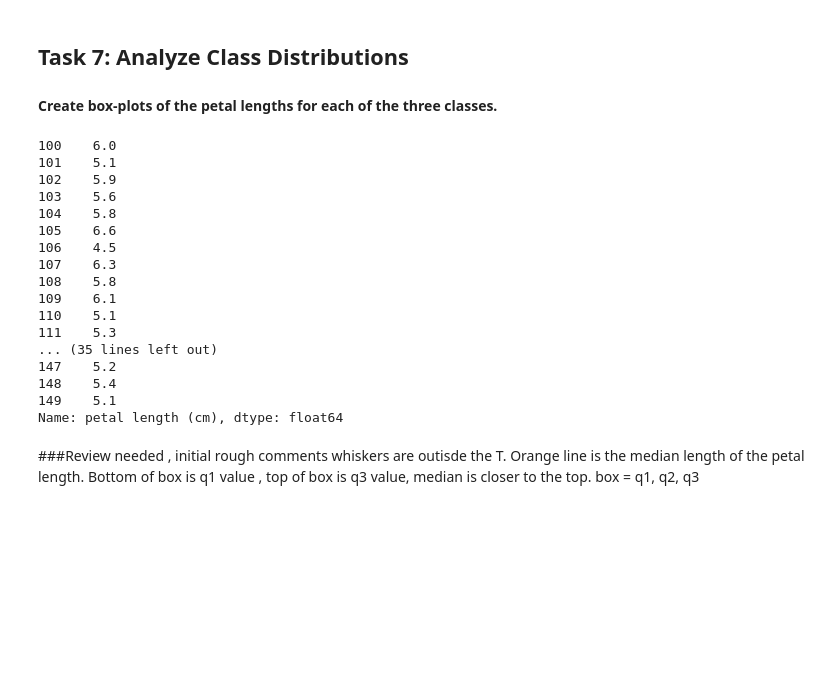
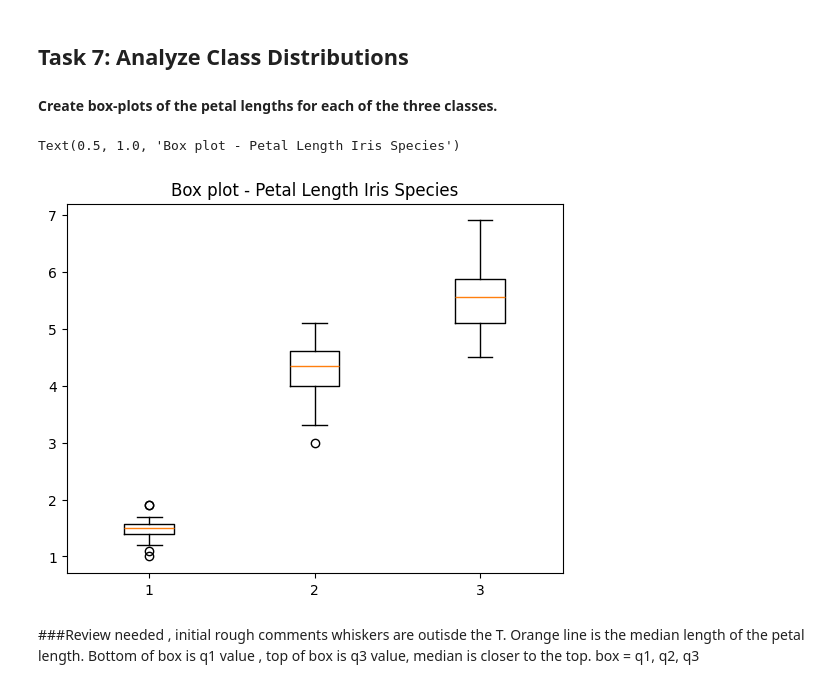
Before and after one commit to Mr-Scarf/principles_of_data_analytics, a Jupyter notebook: tasks.ipynb, the cells around one changed output. Saved outputs shown, nothing was run; the diff lists cells and outputs as text; code cells hidden in the pictures; blank space fills up the shorter version.

Commit message:
Task 7: Analyze Class Distributions - Boxplot Added

```diff
--- a/tasks.ipynb
+++ b/tasks.ipynb
@@ -352,50 +352,35 @@ as above positive correlation, expand on this
 #### Create box-plots of the petal lengths for each of the three classes.
 # %%
 # Create figure, axis.
-#fig, ax = plt.subplots()
+fig, ax = plt.subplots()
 
 
 
 #Target data - ['setosa', 'versicolor', 'virginica'
 
 # Need petal length per species of flower -Ref for how to create subset = https://campus.datacamp.com/courses/intermediate-python/dictionaries-pandas?ex=15
 setosa_data = df[df['species_name'] == 'setosa']['petal length (cm)']
 versicolor_data = df[df['species_name'] == 'versicolor']['petal length (cm)']
 virginica_data = df[df['species_name'] == 'virginica']['petal length (cm)']
 
 #Check output
-print(setosa_data)
-print(versicolor_data)
-print(virginica_data)
+#print(setosa_data)
+#print(versicolor_data)
+#print(virginica_data)
 
 
 
 
 # Create a boxplot
-#ax.boxplot(x)
+ax.boxplot([setosa_data,versicolor_data,virginica_data])
 
 
 
 # Add title
-#plt.title('Box plot - Petal Length Iris Species')
+plt.title('Box plot - Petal Length Iris Species')
 # %% [output]
-100    6.0
-101    5.1
-102    5.9
-103    5.6
-104    5.8
-105    6.6
-106    4.5
-107    6.3
-108    5.8
-109    6.1
-110    5.1
-111    5.3
-... (35 lines left out)
-147    5.2
-148    5.4
-149    5.1
-Name: petal length (cm), dtype: float64
+Text(0.5, 1.0, 'Box plot - Petal Length Iris Species')
+[figure, added]
 # %% [markdown]
 ###Review needed , initial rough comments
 whiskers are outisde the T.
```
